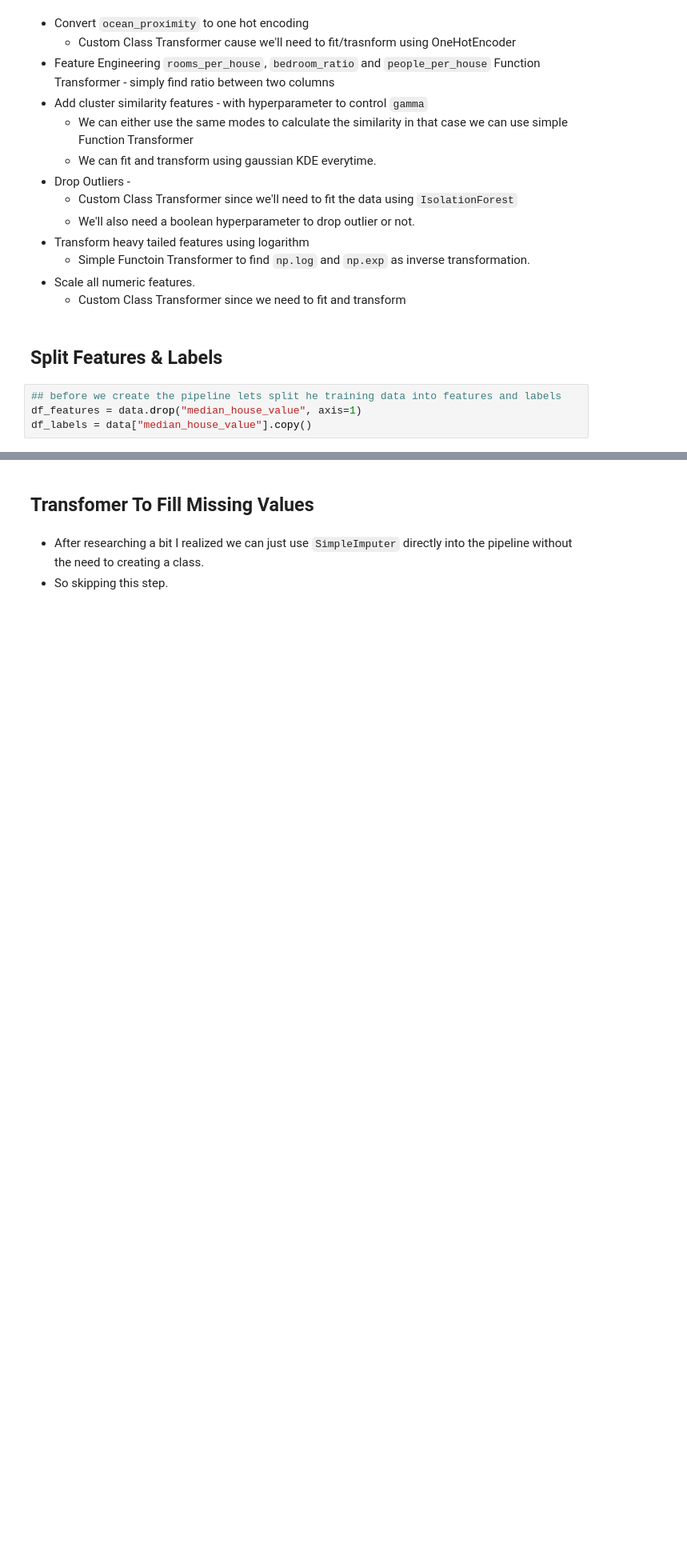
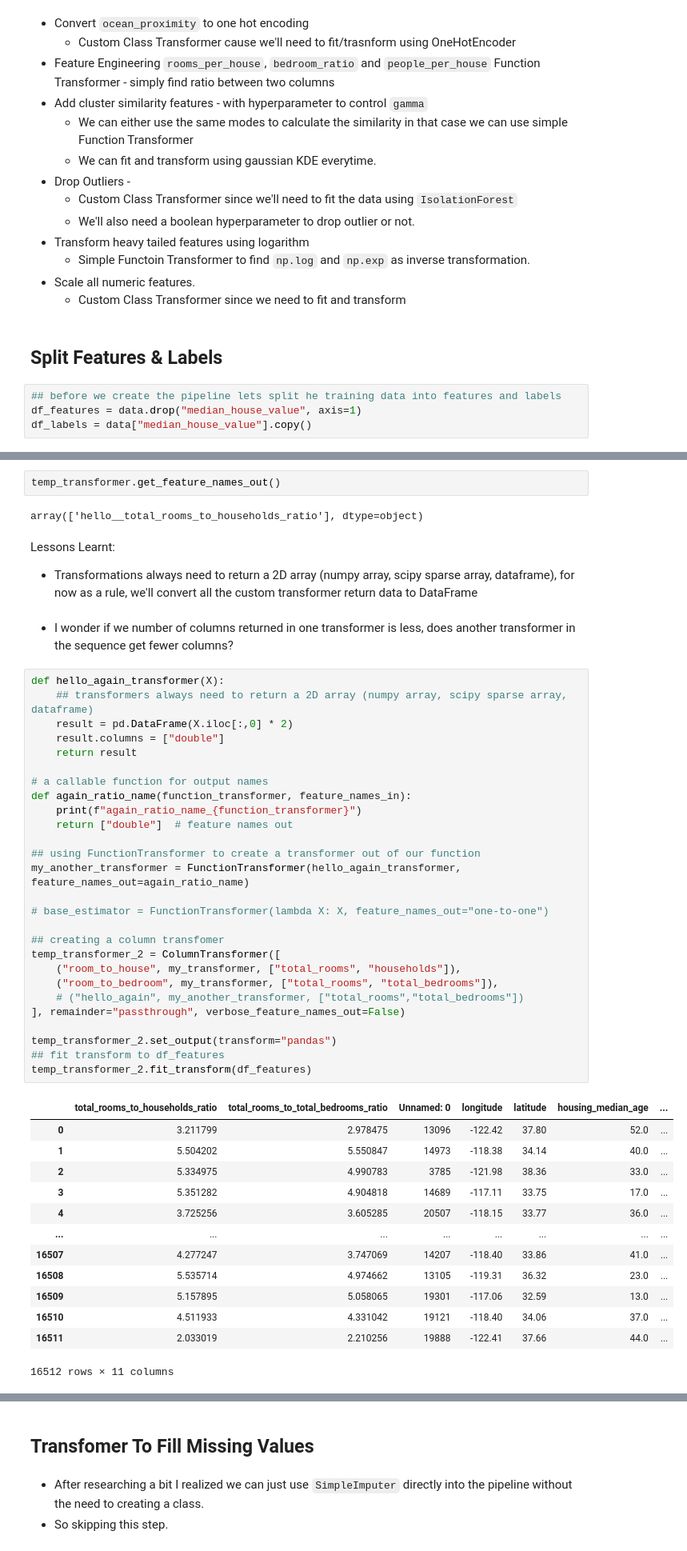
Before and after one commit to gaurangdave/house_price_predictions, a Jupyter notebook: notebooks/02_transform_data.ipynb, the cells around one changed output, grey strips where cells are left out. Shown at 80% size. Saved outputs shown, nothing was run; the diff lists cells and outputs as text; blank space fills up the shorter version.

```diff
--- a/notebooks/02_transform_data.ipynb
+++ b/notebooks/02_transform_data.ipynb
@@ -65,0 +107,50 @@ df_labels = data["median_house_value"].copy()
+# %%
+temp_transformer.get_feature_names_out()
+# %% [output]
+array(['hello__total_rooms_to_households_ratio'], dtype=object)
+# %% [markdown]
+Lessons Learnt:
+* Transformations always need to return a 2D array (numpy array, scipy sparse array, dataframe), for now as a rule, we'll convert all the custom transformer return data to DataFrame
+# %% [markdown]
+* I wonder if we number of columns returned in one transformer is less, does another transformer in the sequence get fewer columns?
+# %%
+def hello_again_transformer(X):
+    ## transformers always need to return a 2D array (numpy array, scipy sparse array, dataframe)
+    result = pd.DataFrame(X.iloc[:,0] * 2)
+    result.columns = ["double"]
+    return result
+
+# a callable function for output names
+def again_ratio_name(function_transformer, feature_names_in):
+    print(f"again_ratio_name_{function_transformer}")
+    return ["double"]  # feature names out
+
+## using FunctionTransformer to create a transformer out of our function
+my_another_transformer = FunctionTransformer(hello_again_transformer, feature_names_out=again_ratio_name)
+
+# base_estimator = FunctionTransformer(lambda X: X, feature_names_out="one-to-one")
+
+## creating a column transfomer
+temp_transformer_2 = ColumnTransformer([
+    ("room_to_house", my_transformer, ["total_rooms", "households"]),
+    ("room_to_bedroom", my_transformer, ["total_rooms", "total_bedrooms"]),
+    # ("hello_again", my_another_transformer, ["total_rooms","total_bedrooms"])
+], remainder="passthrough", verbose_feature_names_out=False)
+
+temp_transformer_2.set_output(transform="pandas")
+## fit transform to df_features
+temp_transformer_2.fit_transform(df_features)
+# %% [output]
+|  | total_rooms_to_households_ratio | total_rooms_to_total_bedrooms_ratio | Unnamed: 0 | longitude | latitude | housing_median_age | ... |
+| 0 | 3.211799 | 2.978475 | 13096 | -122.42 | 37.80 | 52.0 | ... |
+| 1 | 5.504202 | 5.550847 | 14973 | -118.38 | 34.14 | 40.0 | ... |
+| 2 | 5.334975 | 4.990783 | 3785 | -121.98 | 38.36 | 33.0 | ... |
+| 3 | 5.351282 | 4.904818 | 14689 | -117.11 | 33.75 | 17.0 | ... |
+| 4 | 3.725256 | 3.605285 | 20507 | -118.15 | 33.77 | 36.0 | ... |
+| ... | ... | ... | ... | ... | ... | ... | ... |
+| 16507 | 4.277247 | 3.747069 | 14207 | -118.40 | 33.86 | 41.0 | ... |
+| 16508 | 5.535714 | 4.974662 | 13105 | -119.31 | 36.32 | 23.0 | ... |
+| 16509 | 5.157895 | 5.058065 | 19301 | -117.06 | 32.59 | 13.0 | ... |
+| 16510 | 4.511933 | 4.331042 | 19121 | -118.40 | 34.06 | 37.0 | ... |
+| 16511 | 2.033019 | 2.210256 | 19888 | -122.41 | 37.66 | 44.0 | ... |
+16512 rows × 11 columns
```
Also changed, not shown: parts of 18 cells of this notebook.
